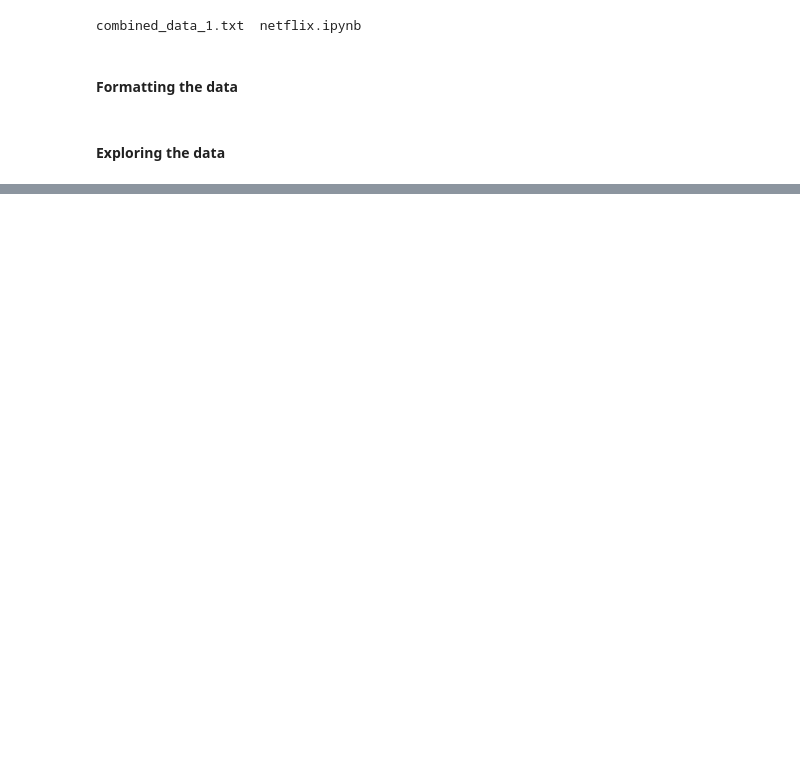
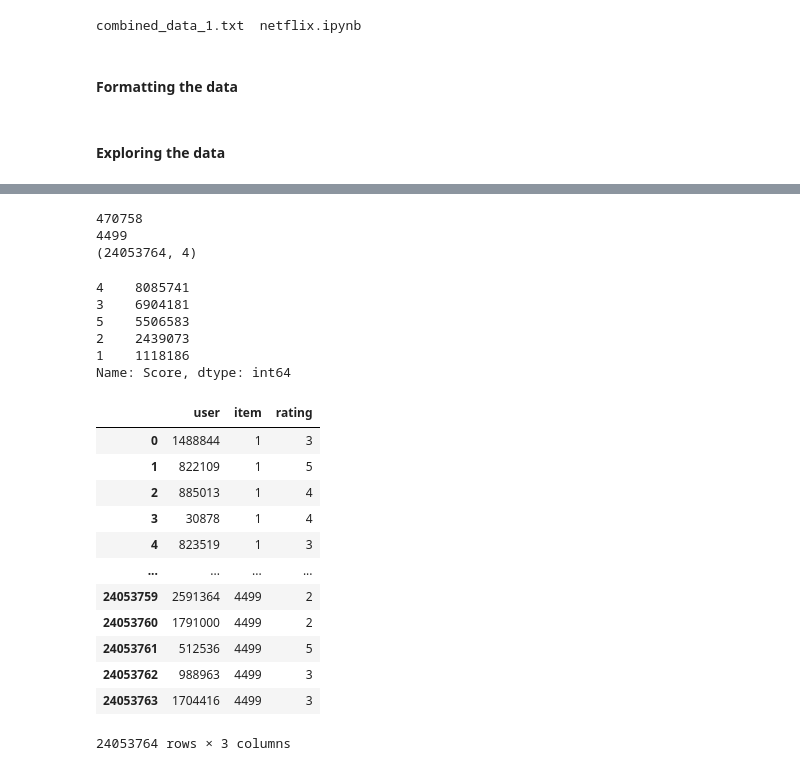
Before and after one commit to aravind-gk/RecSysAttack, a Jupyter notebook: netflix/netflix.ipynb, the cells around one changed output, grey strips where cells are left out. Cells and saved outputs as stored; diff of their text form; code cells hidden in the pictures; blank space fills up the shorter version.

```diff
--- a/netflix/netflix.ipynb
+++ b/netflix/netflix.ipynb
@@ -43,3 +43,6 @@ fopen.close()
 fwrite.close()
 # %% [markdown]
 #### **Exploring the data**
+# %%
+data = pd.read_csv('data_large.csv')
+data.head()
@@ -45,0 +56,35 @@ fwrite.close()
+# %%
+print(data.CustomerID.nunique())
+print(data.MovieID.nunique())
+print(data.shape)
+# %% [output]
+470758
+4499
+(24053764, 4)
+# %%
+data.Score.value_counts()
+# %% [output]
+4    8085741
+3    6904181
+5    5506583
+2    2439073
+1    1118186
+Name: Score, dtype: int64
+# %%
+data = data[['CustomerID', 'MovieID', 'Score']].copy()
+data.columns = ['user', 'item', 'rating']
+data
+# %% [output]
+|  | user | item | rating |
+| 0 | 1488844 | 1 | 3 |
+| 1 | 822109 | 1 | 5 |
+| 2 | 885013 | 1 | 4 |
+| 3 | 30878 | 1 | 4 |
+| 4 | 823519 | 1 | 3 |
+| ... | ... | ... | ... |
+| 24053759 | 2591364 | 4499 | 2 |
+| 24053760 | 1791000 | 4499 | 2 |
+| 24053761 | 512536 | 4499 | 5 |
+| 24053762 | 988963 | 4499 | 3 |
+| 24053763 | 1704416 | 4499 | 3 |
+24053764 rows × 3 columns
```
Also changed, not shown: parts of 31 cells of this notebook, 4 other files.
